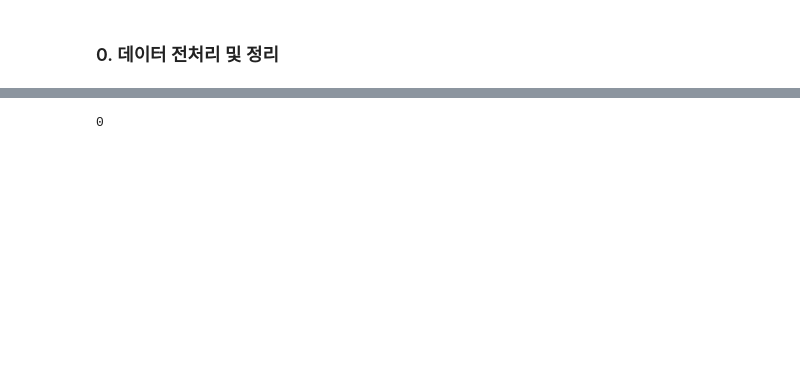
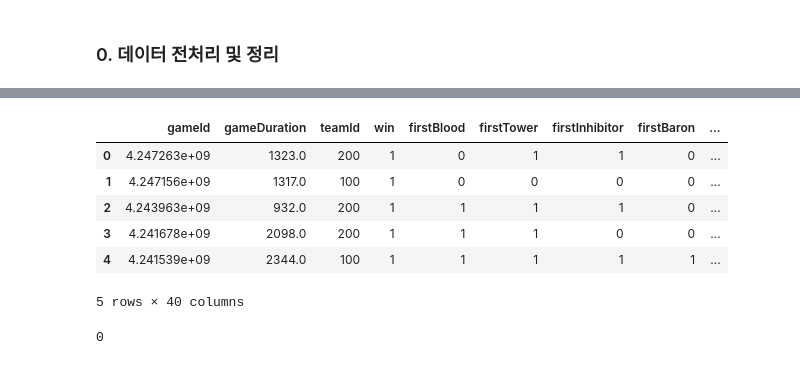
Before and after one commit to cheonjaeJJang/lol_project, a Jupyter notebook: analysis.ipynb, the cells around one changed output, grey strips where cells are left out. Saved outputs shown, nothing was run; the diff lists cells and outputs as text; code cells hidden in the pictures; blank space fills up the shorter version.

```diff
--- a/analysis.ipynb
+++ b/analysis.ipynb
@@ -33 +53,11 @@ df.head
+# %%
+df.head()
+# %% [output]
+|  | gameId | gameDuration | teamId | win | firstBlood | firstTower | firstInhibitor | firstBaron | ... |
+| 0 | 4.247263e+09 | 1323.0 | 200 | 1 | 0 | 1 | 1 | 0 | ... |
+| 1 | 4.247156e+09 | 1317.0 | 100 | 1 | 0 | 0 | 0 | 0 | ... |
+| 2 | 4.243963e+09 | 932.0 | 200 | 1 | 1 | 1 | 1 | 0 | ... |
+| 3 | 4.241678e+09 | 2098.0 | 200 | 1 | 1 | 1 | 0 | 0 | ... |
+| 4 | 4.241539e+09 | 2344.0 | 100 | 1 | 1 | 1 | 1 | 1 | ... |
+5 rows × 40 columns
 # %%
```
Also changed, not shown: parts of 16 cells of this notebook.
